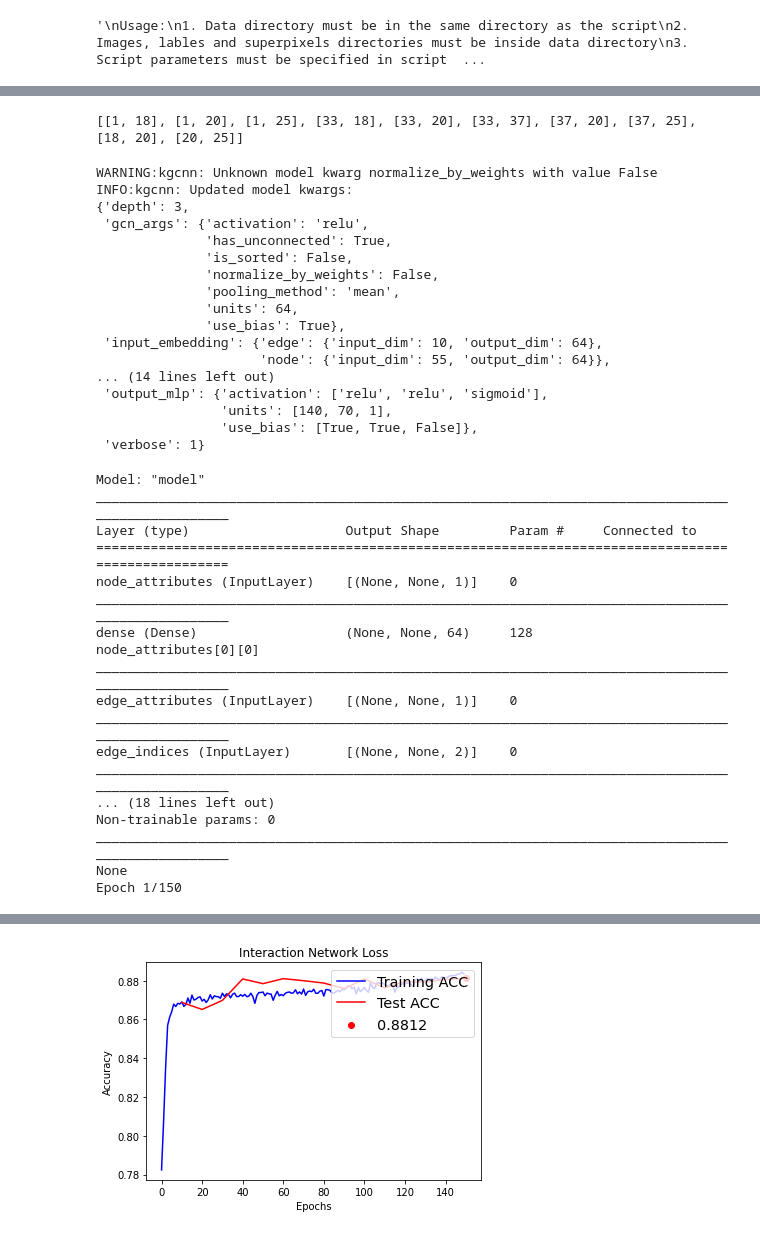
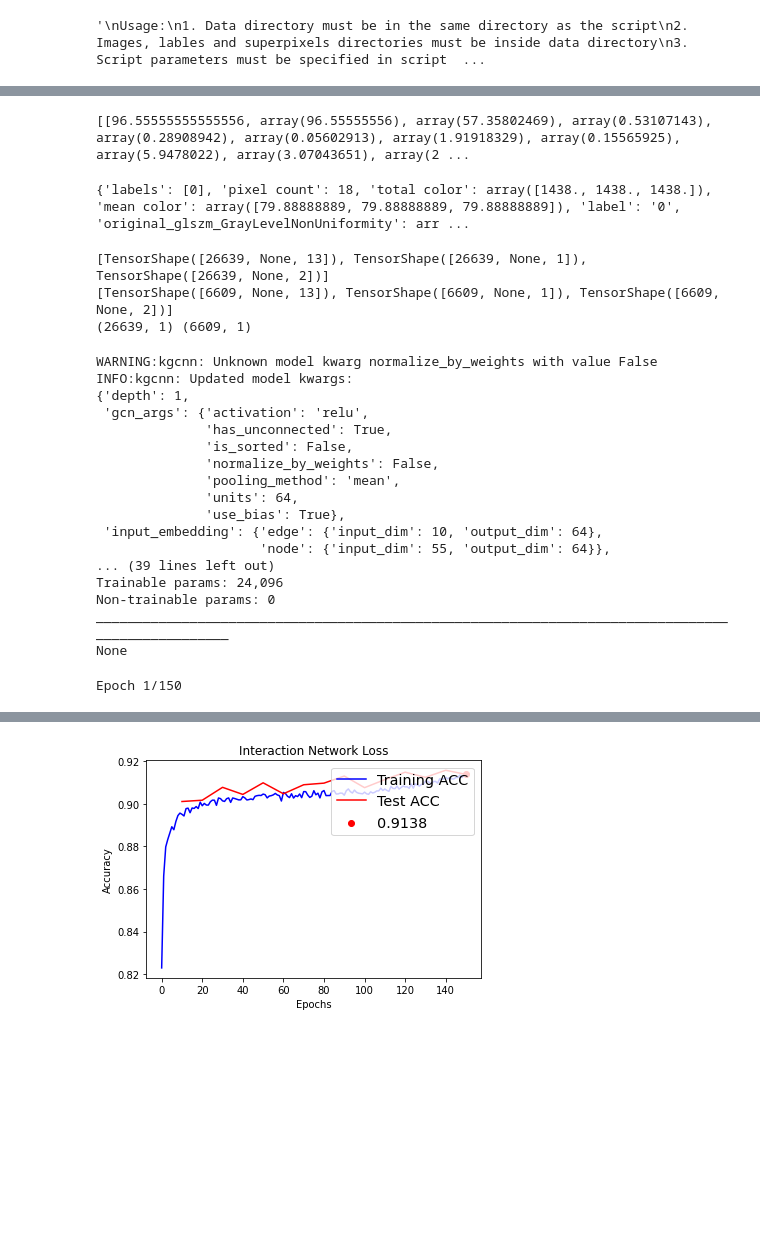
Before and after one commit to DanielKlarenbach/DetectingInflammationsInImagesOfSacroiliacJoint, a Jupyter notebook: detecting_inflammations_in_images_of_sacroiliac_joint.ipynb, the cells around one changed output, grey strips where cells are left out. Drawn from its saved outputs; the diff is of its cells as text; code cells hidden in the pictures; blank space fills up the shorter version.

```diff
--- a/detecting_inflammations_in_images_of_sacroiliac_joint.ipynb
+++ b/detecting_inflammations_in_images_of_sacroiliac_joint.ipynb
@@ -342,18 +429,20 @@ for subgraph_test in subgraphs_test:
 # %%
 nodes_train, edge_indices_train, edges_train =  prepare_data(neighbor_graphs_train)
 nodes_test, edge_indices_test, edges_test =  prepare_data(neighbor_graphs_test)
-# %%
-print(subgraphs_info[20].unnormalized_edge_indices)
-# %% [output]
-[[1, 18], [1, 20], [1, 25], [33, 18], [33, 20], [33, 37], [37, 20], [37, 25], [18, 20], [20, 25]]
+# %%
+print(nodes_train[0])
+# %% [output]
+[[96.55555555555556, array(96.55555556), array(57.35802469), array(0.53107143), array(0.28908942), array(0.05602913), array(1.91918329), array(0.15565925), array(5.9478022), array(3.07043651), array(2 ...
+# %%
+print(rags[0].rag.nodes[0])
+# %% [output]
+{'labels': [0], 'pixel count': 18, 'total color': array([1438., 1438., 1438.]), 'mean color': array([79.88888889, 79.88888889, 79.88888889]), 'label': '0', 'original_glszm_GrayLevelNonUniformity': arr ...
 # %%
 for i in range(len(labels_train)):
     edges_train[i] = np.expand_dims(edges_train[i], axis=-1).astype(np.float32)
-    nodes_train[i] =np.expand_dims(nodes_train[i],axis=-1).astype(np.int)
 
 for i in range(len(labels_test)):
     edges_test[i] = np.expand_dims(edges_test[i], axis=-1).astype(np.float32)
-    nodes_test[i] = np.expand_dims(nodes_test[i],axis=-1).astype(np.int)
 
 nodes_train = ragged_tensor_from_nested_numpy(nodes_train)
 edges_train = ragged_tensor_from_nested_numpy(edges_train)
@@ -367,20 +456,27 @@ xtrain = nodes_train, edges_train, edge_indices_train
 xtest = nodes_test, edges_test, edge_indices_test
 ytrain = np.array(labels_train)
 ytest = np.array(labels_test)
+print([x.shape for x in xtrain])
+print([x.shape for x in xtest])
+print(ytrain.shape, ytest.shape)
+# %% [output]
+[TensorShape([26639, None, 13]), TensorShape([26639, None, 1]), TensorShape([26639, None, 2])]
+[TensorShape([6609, None, 13]), TensorShape([6609, None, 1]), TensorShape([6609, None, 2])]
+(26639, 1) (6609, 1)
 # %%
 model = make_model(
-    name = "Unet",
-    inputs = [{'shape': (None, 1), 'name': "node_attributes", 'dtype': 'float32', 'ragged': True},
+    name = "GCN",
+    inputs = [{'shape': (None, 13), 'name': "node_attributes", 'dtype': 'float32', 'ragged': True},
             {'shape': (None, 1), 'name': "edge_attributes", 'dtype': 'float32', 'ragged': True},
             {'shape': (None, 2), 'name': "edge_indices", 'dtype': 'int64', 'ragged': True}],
     input_embedding = {"node": {"input_dim": 55, "output_dim": 64},
                        "edge": {"input_dim": 10, "output_dim": 64}},
-
     output_embedding =  'graph',
     output_mlp = {"use_bias": [True, True, False], "units": [140, 70, 1],
                 "activation": ['relu', 'relu', 'sigmoid']},
     gcn_args = {"units": 64, "use_bias": True, "activation": 'relu', "pooling_method": 'mean',
                 "normalize_by_weights": False},
+    depth = 1
 )
 
 # Set learning rate and epochs
@@ -429,7 +525,7 @@ plt.show()
 # %% [output]
 WARNING:kgcnn: Unknown model kwarg normalize_by_weights with value False
 INFO:kgcnn: Updated model kwargs:
-{'depth': 3,
+{'depth': 1,
  'gcn_args': {'activation': 'relu',
               'has_unconnected': True,
               'is_sorted': False,
@@ -439,25 +535,9 @@ INFO:kgcnn: Updated model kwargs:
               'use_bias': True},
  'input_embedding': {'edge': {'input_dim': 10, 'output_dim': 64},
                      'node': {'input_dim': 55, 'output_dim': 64}},
-... (14 lines left out)
- 'output_mlp': {'activation': ['relu', 'relu', 'sigmoid'],
-                'units': [140, 70, 1],
-                'use_bias': [True, True, False]},
- 'verbose': 1}
+... (39 lines left out)
+Trainable params: 24,096
+Non-trainable params: 0
+__________________________________________________________________________________________________
+None
-Model: "model"
-__________________________________________________________________________________________________
-Layer (type)                    Output Shape         Param #     Connected to
-==================================================================================================
-node_attributes (InputLayer)    [(None, None, 1)]    0
-__________________________________________________________________________________________________
-dense (Dense)                   (None, None, 64)     128         node_attributes[0][0]
-__________________________________________________________________________________________________
-edge_attributes (InputLayer)    [(None, None, 1)]    0
-__________________________________________________________________________________________________
-edge_indices (InputLayer)       [(None, None, 2)]    0
-__________________________________________________________________________________________________
-... (18 lines left out)
-Non-trainable params: 0
-__________________________________________________________________________________________________
-None
 Epoch 1/150
@@ -481,4 +561,4 @@ Print Time for taining:  846.370015651
-[figure, old version]
+[figure, new version]
 # %%
 probability = model.predict(xtest)
 predictions = np.round(probability)
```
Also changed, not shown: parts of 8 cells of this notebook.
